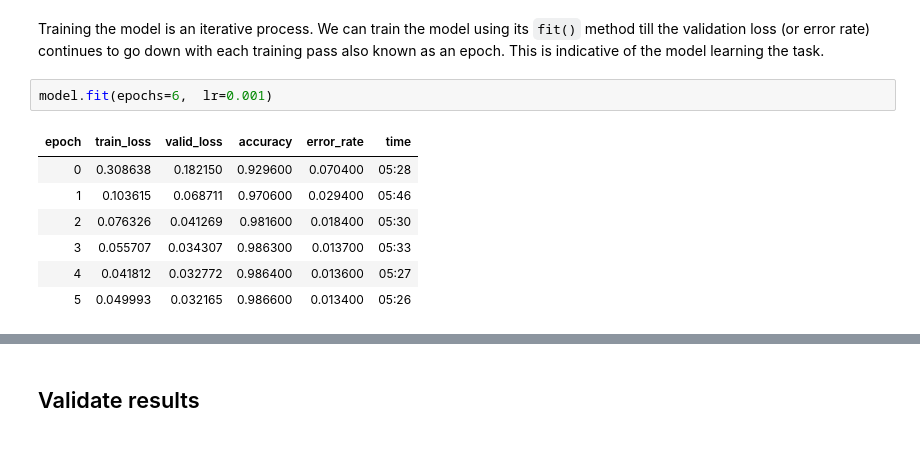
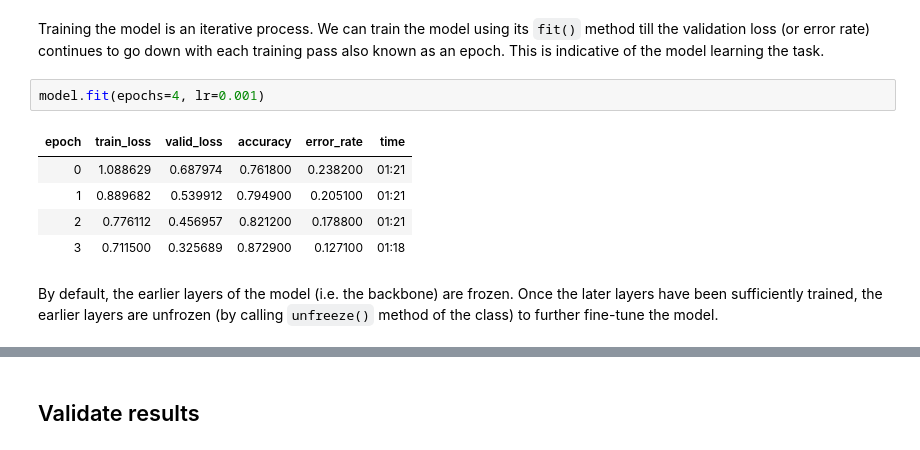
Before and after one commit to manentif/Esri, a Jupyter notebook: samples/04_gis_analysts_data_scientists/identifying-country-names-from-incomplete-house-addresses.ipynb, the cells around one changed output, grey strips where cells are left out. Drawn from its saved outputs; the diff is of its cells as text.

```diff
--- a/samples/04_gis_analysts_data_scientists/identifying-country-names-from-incomplete-house-addresses.ipynb
+++ b/samples/04_gis_analysts_data_scientists/identifying-country-names-from-incomplete-house-addresses.ipynb
@@ -123,12 +123,12 @@ model.lr_find()
 # %% [markdown]
 Training the model is an iterative process. We can train the model using its `fit()` method till the validation loss (or error rate) continues to go down with each training pass also known as an epoch. This is indicative of the model learning the task.
 # %%
-model.fit(epochs=6,  lr=0.001)
+model.fit(epochs=4, lr=0.001)
 # %% [output]
 | epoch | train_loss | valid_loss | accuracy | error_rate | time |
-| 0 | 0.308638 | 0.182150 | 0.929600 | 0.070400 | 05:28 |
-| 1 | 0.103615 | 0.068711 | 0.970600 | 0.029400 | 05:46 |
-| 2 | 0.076326 | 0.041269 | 0.981600 | 0.018400 | 05:30 |
-| 3 | 0.055707 | 0.034307 | 0.986300 | 0.013700 | 05:33 |
-| 4 | 0.041812 | 0.032772 | 0.986400 | 0.013600 | 05:27 |
-| 5 | 0.049993 | 0.032165 | 0.986600 | 0.013400 | 05:26 |
+| 0 | 1.088629 | 0.687974 | 0.761800 | 0.238200 | 01:21 |
+| 1 | 0.889682 | 0.539912 | 0.794900 | 0.205100 | 01:21 |
+| 2 | 0.776112 | 0.456957 | 0.821200 | 0.178800 | 01:21 |
+| 3 | 0.711500 | 0.325689 | 0.872900 | 0.127100 | 01:18 |
+# %% [markdown]
+By default, the earlier layers of the model (i.e. the backbone) are frozen. Once the later layers have been sufficiently trained, the earlier layers are unfrozen (by calling `unfreeze()` method of the class) to further fine-tune the model.
```
Also changed, not shown: parts of 3 cells of this notebook, 1 other file.
